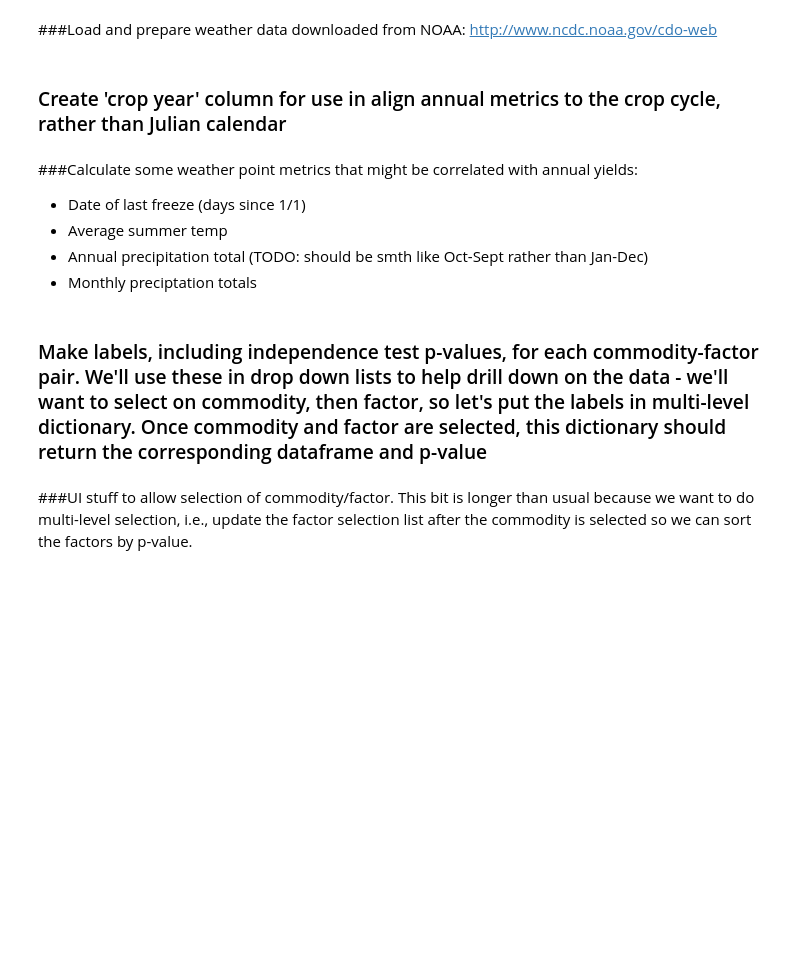
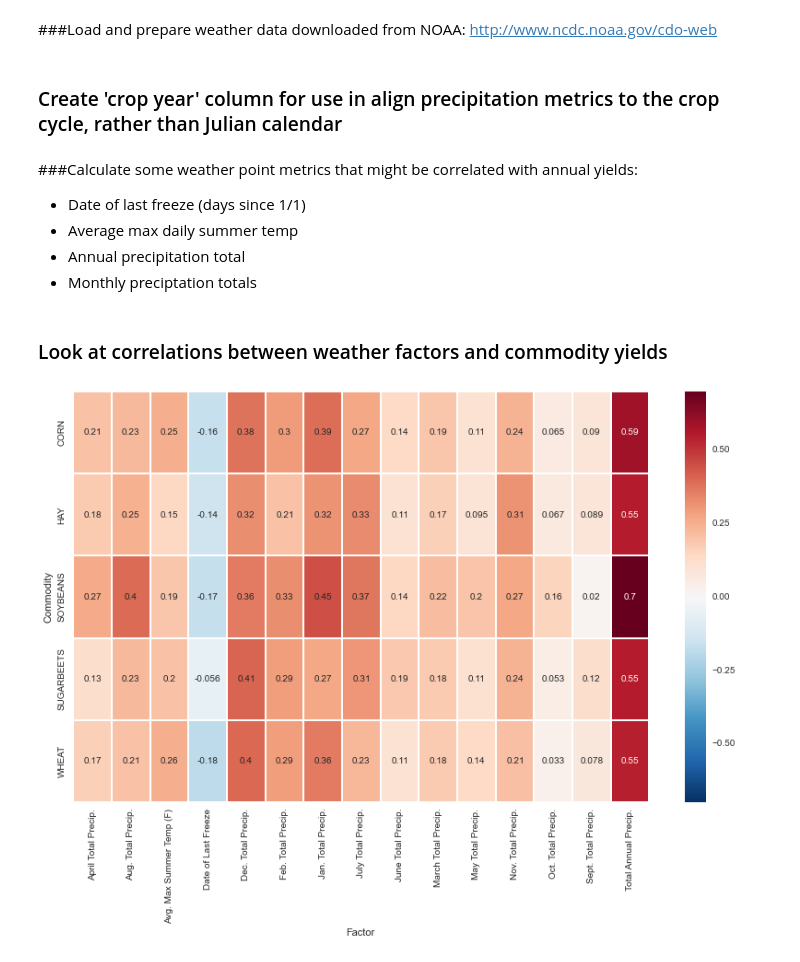
Before and after one commit to dbjohnson/dbj-ipython, a Jupyter notebook: Michigan Crop Yield Analysis/Michigan Crop Yield vs. Weather Analysis.ipynb, the cells around one changed output. Saved outputs shown, nothing was run; the diff lists cells and outputs as text; code cells hidden in the pictures; blank space fills up the shorter version.

```diff
--- a/Michigan Crop Yield Analysis/Michigan Crop Yield vs. Weather Analysis.ipynb
+++ b/Michigan Crop Yield Analysis/Michigan Crop Yield vs. Weather Analysis.ipynb
@@ -72,5 +81,5 @@ df_weather['Max Temp Fahrenheit'] = \
 df_weather['Min Temp Fahrenheit'] = \
     df_weather['TMIN'].map(lambda x: (x / 10.0) * 9.0/5 + 32)
 # %% [markdown]
-### Create 'crop year' column for use in align annual metrics to the crop cycle, rather than Julian calendar
+### Create 'crop year' column for use in align precipitation metrics to the crop cycle, rather than Julian calendar
 # %%
@@ -78,7 +87,7 @@ df_weather['Crop Year'] = df_weather['DATE'].map(lambda x: x.year if x.month < 1
 # %% [markdown]
 ###Calculate some weather point metrics that might be correlated with annual yields:
 - Date of last freeze (days since 1/1)
-- Average summer temp
-- Annual precipitation total (TODO: should be smth like Oct-Sept rather than Jan-Dec)
+- Average max daily summer temp
+- Annual precipitation total
 - Monthly preciptation totals
 # %%
@@ -121,19 +140,31 @@ for month, df_month in df_weather.groupby('Month'):
-# %% [markdown]
-### Make labels, including independence test p-values, for each commodity-factor pair.  We'll use these in drop down lists to help drill down on the data - we'll want to select on commodity, then factor, so let's put the labels in multi-level dictionary.  Once commodity and factor are selected, this dictionary should return the corresponding dataframe and p-value
-# %%
-commodity_to_factor_label_to_pval_df = defaultdict(dict)
-for commodity, df_c in df_yield.groupby('Commodity'):
-    df_yield_pivot = df_c.pivot(index='Year', columns='State', values='Value')
-    df_yield_pivot = df_yield_pivot[~np.isnan(df_yield_pivot['MICHIGAN']) &
-                                    ~np.isnan(df_yield_pivot['US TOTAL'])]
-    df_yield_pivot['Normalized Yield'] = df_yield_pivot['MICHIGAN'] / df_yield_pivot['US TOTAL']
-    df_yield_pivot.rename(columns={'MICHIGAN': 'Michigan Yield'}, inplace=True)
-
-    for df_factor, label in factors_and_labels:
-        df = pd.merge(df_yield_pivot, df_factor, left_index=True, right_index=True)
-        df = df[~np.isnan(df[label]) & ~np.isnan(df['Michigan Yield'])]
-        r, p = scipy.stats.pearsonr(df[label], df['Michigan Yield'])
-        r, p_norm = scipy.stats.pearsonr(df[label], df['Normalized Yield'])
-        commodity_to_factor_label_to_pval_df[commodity][label] = (p, p_norm, df)
-# %% [markdown]
-###UI stuff to allow selection of commodity/factor.  This bit is longer than usual because we want to do multi-level selection, i.e., update the factor selection list after the commodity is selected so we can sort the factors by p-value.
+# %% [markdown]
+### Look at correlations between weather factors and commodity yields
+# %%
+def draw_heatmap(metric, normalize_by_US_total):
+    if normalize_by_US_total:
+        michigan_or_normalized = 'Normalized'
+    else:
+        michigan_or_normalized = 'Michigan'
+
+    heatmap = pd.DataFrame(columns=['Commodity', 'Factor', 'Pearson r'])
+    for commodity, df_c in commodity_to_df.items():
+        for factor in factor_names:
+            r, p_norm = scipy.stats.pearsonr(df_c[factor], df_c['%s Yield' % michigan_or_normalized])
+            if metric == 'r2':
+                val = r*r
+            elif metric == 'r':
+                val = r
+            else:
+                val = p_norm
+
+            heatmap.loc[len(heatmap)] = [commodity, factor, val]
+
+    plt.figure(figsize=(14,8))
+    h = heatmap.pivot('Commodity', 'Factor', 'Pearson r')
+    sns.heatmap(h, annot=True);
+
+widgets.interact(draw_heatmap,
+                 metric=widgets.DropdownWidget(values={'p-value': 'p', 'Pearson r': 'r', 'r^2': 'r2'}, value='r'),
+                 normalize_by_US_total=False);
+# %% [output]
+[figure, added]
```
Also changed, not shown: parts of 10 cells of this notebook.
